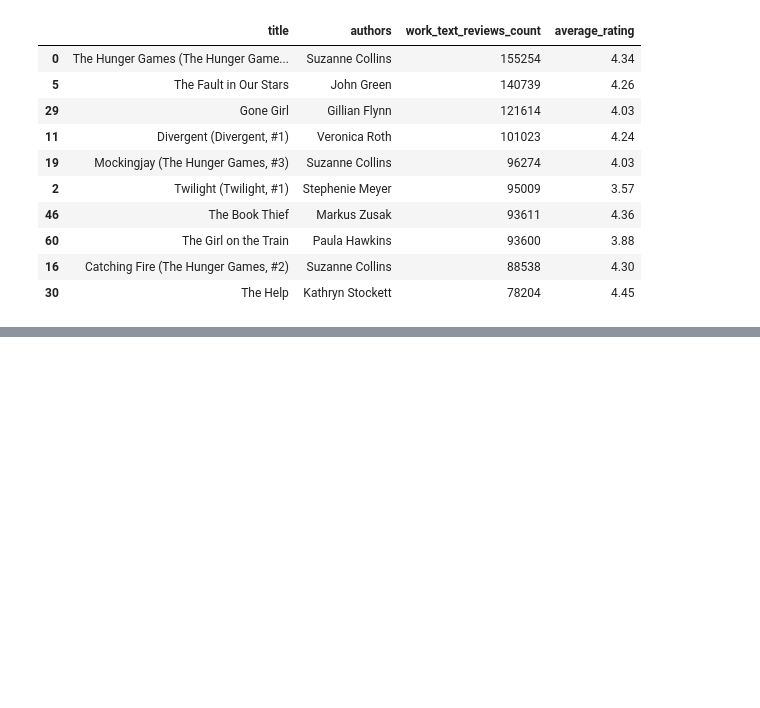
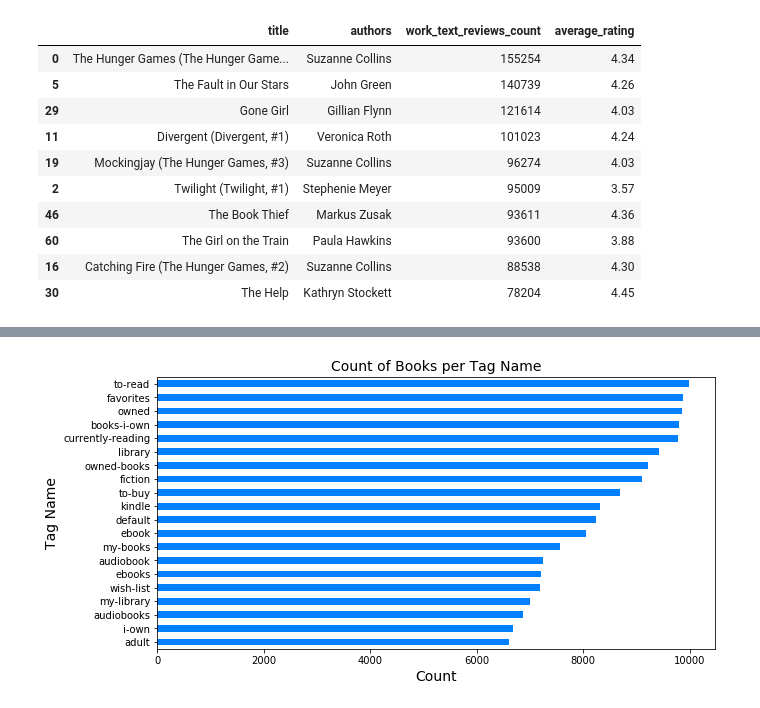
Before and after one commit to debisree/Springboard-Data-Science-Career-Track, a Jupyter notebook: Capstone_two_Goodreads_Book_Recommending_sys/Goodreads_book_reco.ipynb, the cells around one changed output, grey strips where cells are left out. Drawn from its saved outputs; the diff is of its cells as text; code cells hidden in the pictures; blank space fills up the shorter version.

```diff
--- a/Capstone_two_Goodreads_Book_Recommending_sys/Goodreads_book_reco.ipynb
+++ b/Capstone_two_Goodreads_Book_Recommending_sys/Goodreads_book_reco.ipynb
@@ -997,3 +997,9 @@ book.sort_values(by='work_text_reviews_count', ascending=False).head(10)[[
 | 60 | The Girl on the Train | Paula Hawkins | 93600 | 3.88 |
 | 16 | Catching Fire (The Hunger Games, #2) | Suzanne Collins | 88538 | 4.30 |
 | 30 | The Help | Kathryn Stockett | 78204 | 4.45 |
+# %%
+#Genre:
+
+# Merge book_tags and tag description
+book_tag = pd.merge(book_tag, tag, on='tag_id')
+book_tag.head()
@@ -999,0 +1013,7 @@ book.sort_values(by='work_text_reviews_count', ascending=False).head(10)[[
+# %%
+# most popular tags:
+# Group by tag_name and count number of books they've been used for.
+tag_frequency = book_tag.groupby(['tag_name'])['goodreads_book_id'].count() \
+                .sort_values(ascending=False)
+
+tag_frequency.head()
@@ -999,0 +1045,12 @@ book.sort_values(by='work_text_reviews_count', ascending=False).head(10)[[
+# %%
+ plt.figure(figsize = figsize)
+_ = tag_frequency[:20].sort_values().plot.barh(color=light_blue)
+
+_ = plt.title('Count of Books per Tag Name', fontsize=fontsize)
+_ = plt.xlabel('Count', fontsize=fontsize)
+_ = plt.ylabel('Tag Name', fontsize=fontsize)
+#_ = plt.xscale('log')
+plt.savefig("16.png")
+plt.show()
+# %% [output]
+[figure, added]
```
Also changed, not shown: parts of 7 cells of this notebook.
